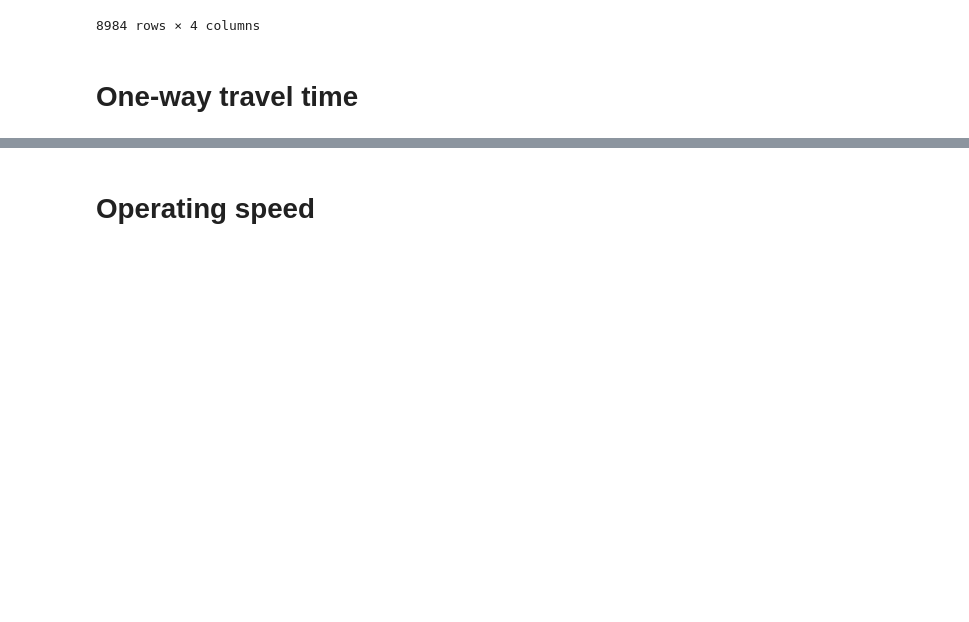
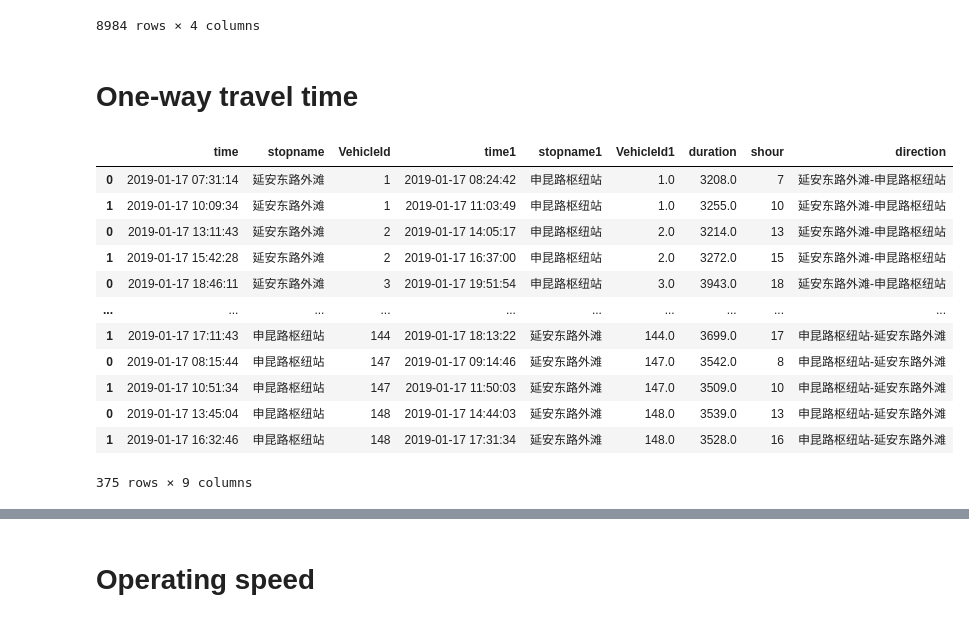
Before and after one commit to ni1o1/transbigdata, a Jupyter notebook: example/Example 2-Identifying arrival and departure information from Bus GPS data.ipynb, the cells around one changed output, grey strips where cells are left out. Drawn from its saved outputs; the diff is of its cells as text; code cells hidden in the pictures; blank space fills up the shorter version.

```diff
--- a/example/Example 2-Identifying arrival and departure information from Bus GPS data.ipynb
+++ b/example/Example 2-Identifying arrival and departure information from Bus GPS data.ipynb
@@ -83,6 +83,22 @@ arriveinfo
 onewaytime = tbd.busgps_onewaytime(arriveinfo,
                                    start = '延安东路外滩',
                                    end = '申昆路枢纽站',col = ['VehicleId','stopname'])
+# %%
+onewaytime
+# %% [output]
+|  | time | stopname | VehicleId | time1 | stopname1 | VehicleId1 | duration | shour | direction |
+| 0 | 2019-01-17 07:31:14 | 延安东路外滩 | 1 | 2019-01-17 08:24:42 | 申昆路枢纽站 | 1.0 | 3208.0 | 7 | 延安东路外滩-申昆路枢纽站 |
+| 1 | 2019-01-17 10:09:34 | 延安东路外滩 | 1 | 2019-01-17 11:03:49 | 申昆路枢纽站 | 1.0 | 3255.0 | 10 | 延安东路外滩-申昆路枢纽站 |
+| 0 | 2019-01-17 13:11:43 | 延安东路外滩 | 2 | 2019-01-17 14:05:17 | 申昆路枢纽站 | 2.0 | 3214.0 | 13 | 延安东路外滩-申昆路枢纽站 |
+| 1 | 2019-01-17 15:42:28 | 延安东路外滩 | 2 | 2019-01-17 16:37:00 | 申昆路枢纽站 | 2.0 | 3272.0 | 15 | 延安东路外滩-申昆路枢纽站 |
+| 0 | 2019-01-17 18:46:11 | 延安东路外滩 | 3 | 2019-01-17 19:51:54 | 申昆路枢纽站 | 3.0 | 3943.0 | 18 | 延安东路外滩-申昆路枢纽站 |
+| ... | ... | ... | ... | ... | ... | ... | ... | ... | ... |
+| 1 | 2019-01-17 17:11:43 | 申昆路枢纽站 | 144 | 2019-01-17 18:13:22 | 延安东路外滩 | 144.0 | 3699.0 | 17 | 申昆路枢纽站-延安东路外滩 |
+| 0 | 2019-01-17 08:15:44 | 申昆路枢纽站 | 147 | 2019-01-17 09:14:46 | 延安东路外滩 | 147.0 | 3542.0 | 8 | 申昆路枢纽站-延安东路外滩 |
+| 1 | 2019-01-17 10:51:34 | 申昆路枢纽站 | 147 | 2019-01-17 11:50:03 | 延安东路外滩 | 147.0 | 3509.0 | 10 | 申昆路枢纽站-延安东路外滩 |
+| 0 | 2019-01-17 13:45:04 | 申昆路枢纽站 | 148 | 2019-01-17 14:44:03 | 延安东路外滩 | 148.0 | 3539.0 | 13 | 申昆路枢纽站-延安东路外滩 |
+| 1 | 2019-01-17 16:32:46 | 申昆路枢纽站 | 148 | 2019-01-17 17:31:34 | 延安东路外滩 | 148.0 | 3528.0 | 16 | 申昆路枢纽站-延安东路外滩 |
+375 rows × 9 columns
 # %%
 ## Draw box plot for one-way travel time
 import numpy as np
```
Also changed, not shown: parts of 3 cells of this notebook, 5 other files.
